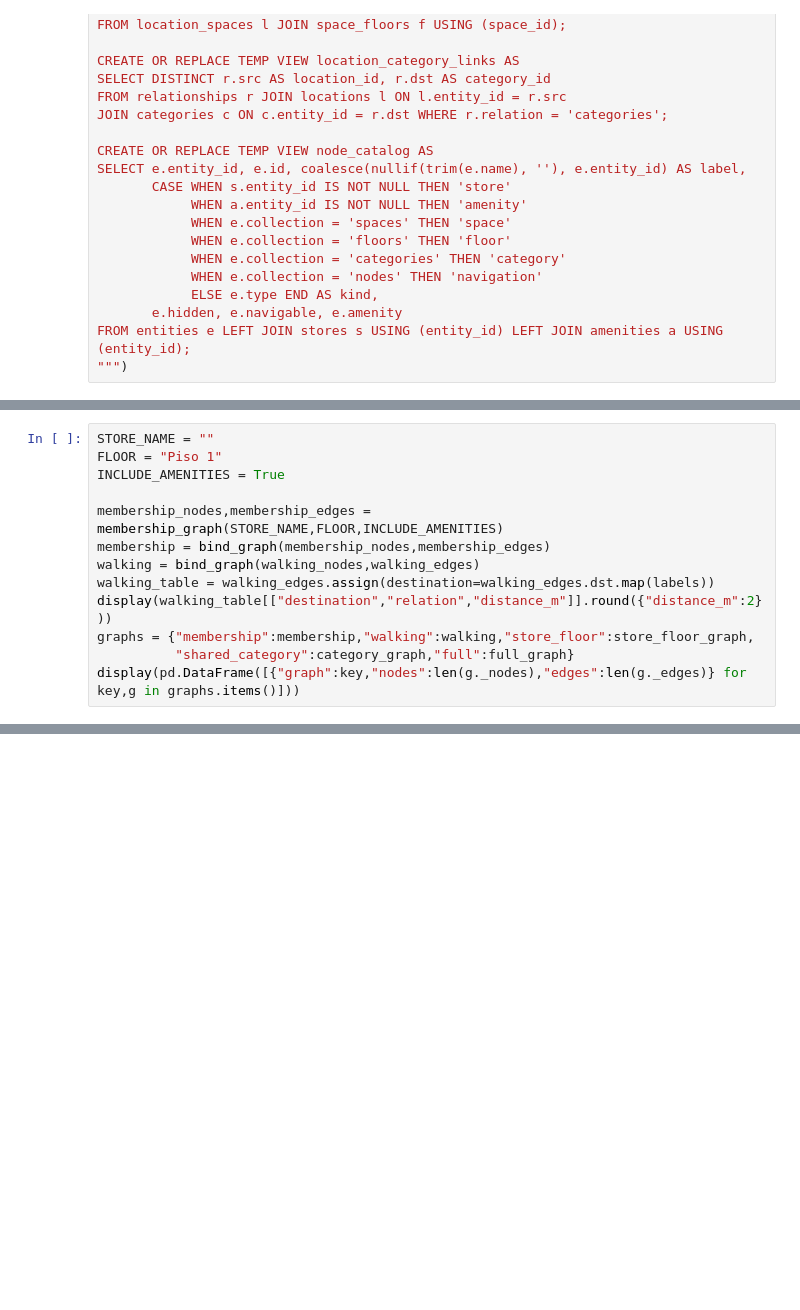
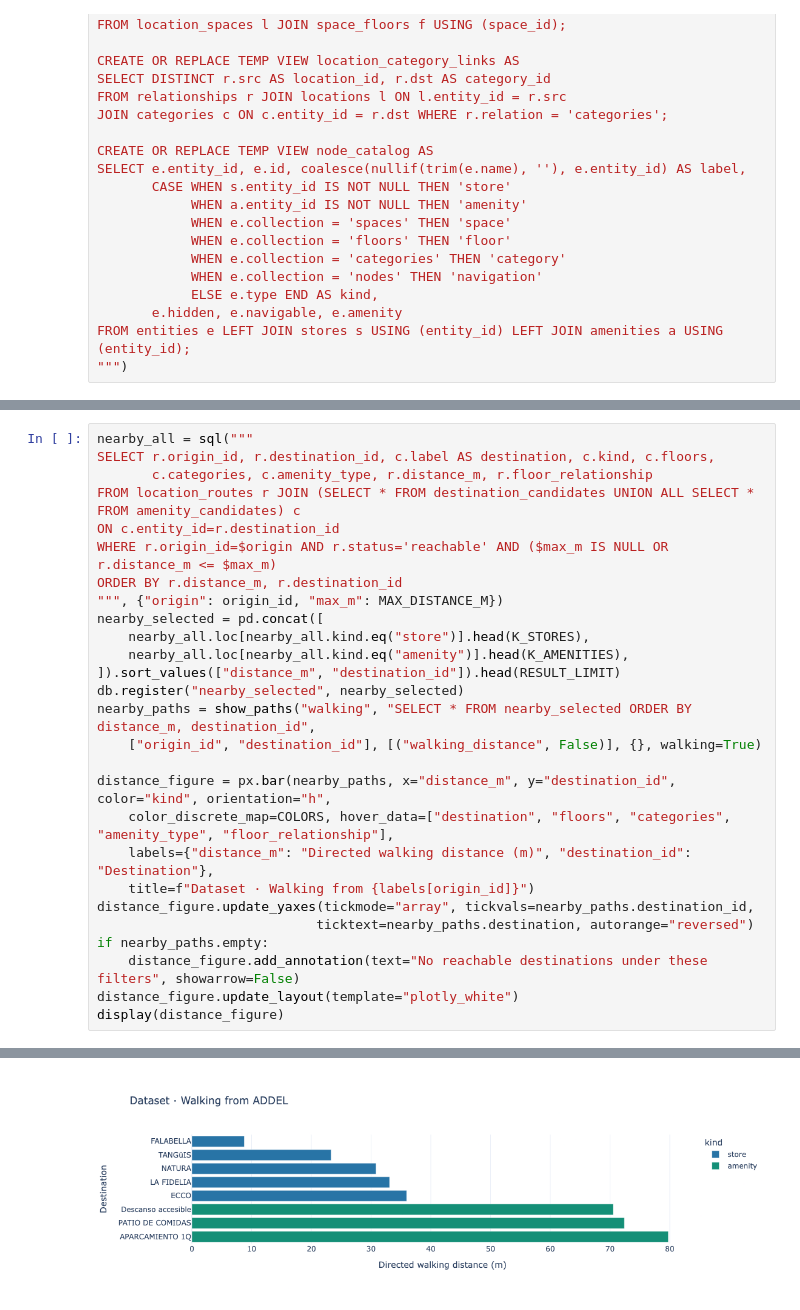
Before and after one commit to gcca/pygraphistry-folder, a Jupyter notebook: nbs/plazapd/03_graphistry.ipynb, the cells around one changed output, grey strips where cells are left out. Cells and saved outputs as stored; diff of their text form; blank space fills up the shorter version.

```diff
--- a/nbs/plazapd/03_graphistry.ipynb
+++ b/nbs/plazapd/03_graphistry.ipynb
@@ -213,13 +186,0 @@ Membership uses explicit links; nearest-neighbour edges are derived from directe
-# %%
-STORE_NAME = ""
-FLOOR = "Piso 1"
-INCLUDE_AMENITIES = True
-
-membership_nodes,membership_edges = membership_graph(STORE_NAME,FLOOR,INCLUDE_AMENITIES)
-membership = bind_graph(membership_nodes,membership_edges)
-walking = bind_graph(walking_nodes,walking_edges)
-walking_table = walking_edges.assign(destination=walking_edges.dst.map(labels))
-display(walking_table[["destination","relation","distance_m"]].round({"distance_m":2}))
-graphs = {"membership":membership,"walking":walking,"store_floor":store_floor_graph,
-          "shared_category":category_graph,"full":full_graph}
-display(pd.DataFrame([{"graph":key,"nodes":len(g._nodes),"edges":len(g._edges)} for key,g in graphs.items()]))
@@ -251,0 +568,28 @@ else:
+# %%
+nearby_all = sql("""
+SELECT r.origin_id, r.destination_id, c.label AS destination, c.kind, c.floors,
+       c.categories, c.amenity_type, r.distance_m, r.floor_relationship
+FROM location_routes r JOIN (SELECT * FROM destination_candidates UNION ALL SELECT * FROM amenity_candidates) c
+ON c.entity_id=r.destination_id
+WHERE r.origin_id=$origin AND r.status='reachable' AND ($max_m IS NULL OR r.distance_m <= $max_m)
+ORDER BY r.distance_m, r.destination_id
+""", {"origin": origin_id, "max_m": MAX_DISTANCE_M})
+nearby_selected = pd.concat([
+    nearby_all.loc[nearby_all.kind.eq("store")].head(K_STORES),
+    nearby_all.loc[nearby_all.kind.eq("amenity")].head(K_AMENITIES),
+]).sort_values(["distance_m", "destination_id"]).head(RESULT_LIMIT)
+db.register("nearby_selected", nearby_selected)
+nearby_paths = show_paths("walking", "SELECT * FROM nearby_selected ORDER BY distance_m, destination_id",
+    ["origin_id", "destination_id"], [("walking_distance", False)], {}, walking=True)
+
+distance_figure = px.bar(nearby_paths, x="distance_m", y="destination_id", color="kind", orientation="h",
+    color_discrete_map=COLORS, hover_data=["destination", "floors", "categories", "amenity_type", "floor_relationship"],
+    labels={"distance_m": "Directed walking distance (m)", "destination_id": "Destination"},
+    title=f"Dataset · Walking from {labels[origin_id]}")
+distance_figure.update_yaxes(tickmode="array", tickvals=nearby_paths.destination_id,
+                            ticktext=nearby_paths.destination, autorange="reversed")
+if nearby_paths.empty:
+    distance_figure.add_annotation(text="No reachable destinations under these filters", showarrow=False)
+distance_figure.update_layout(template="plotly_white")
+display(distance_figure)
+# %% [output]
@@ -251,0 +605 @@ else:
+[figure, added]
```
Also changed, not shown: parts of 42 cells of this notebook.
